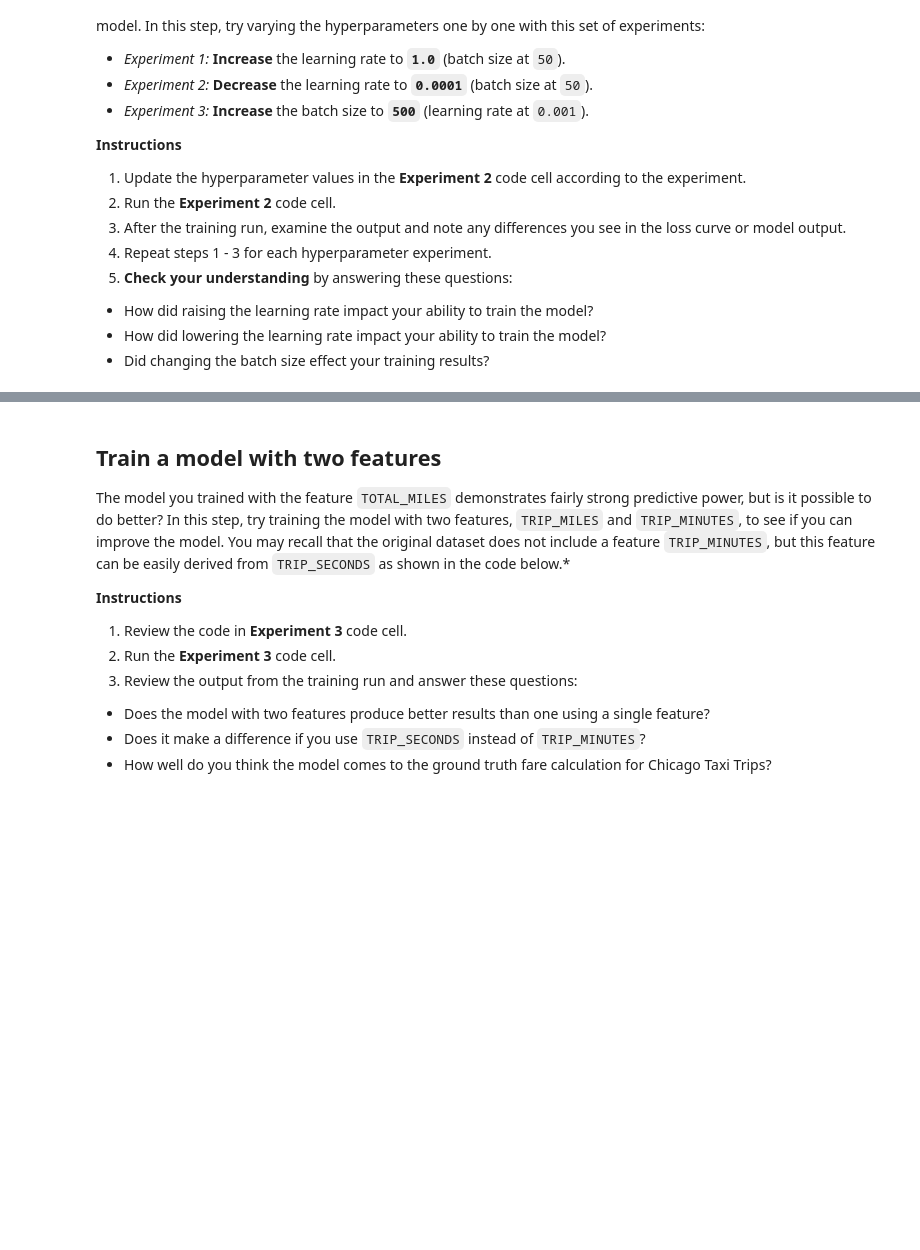
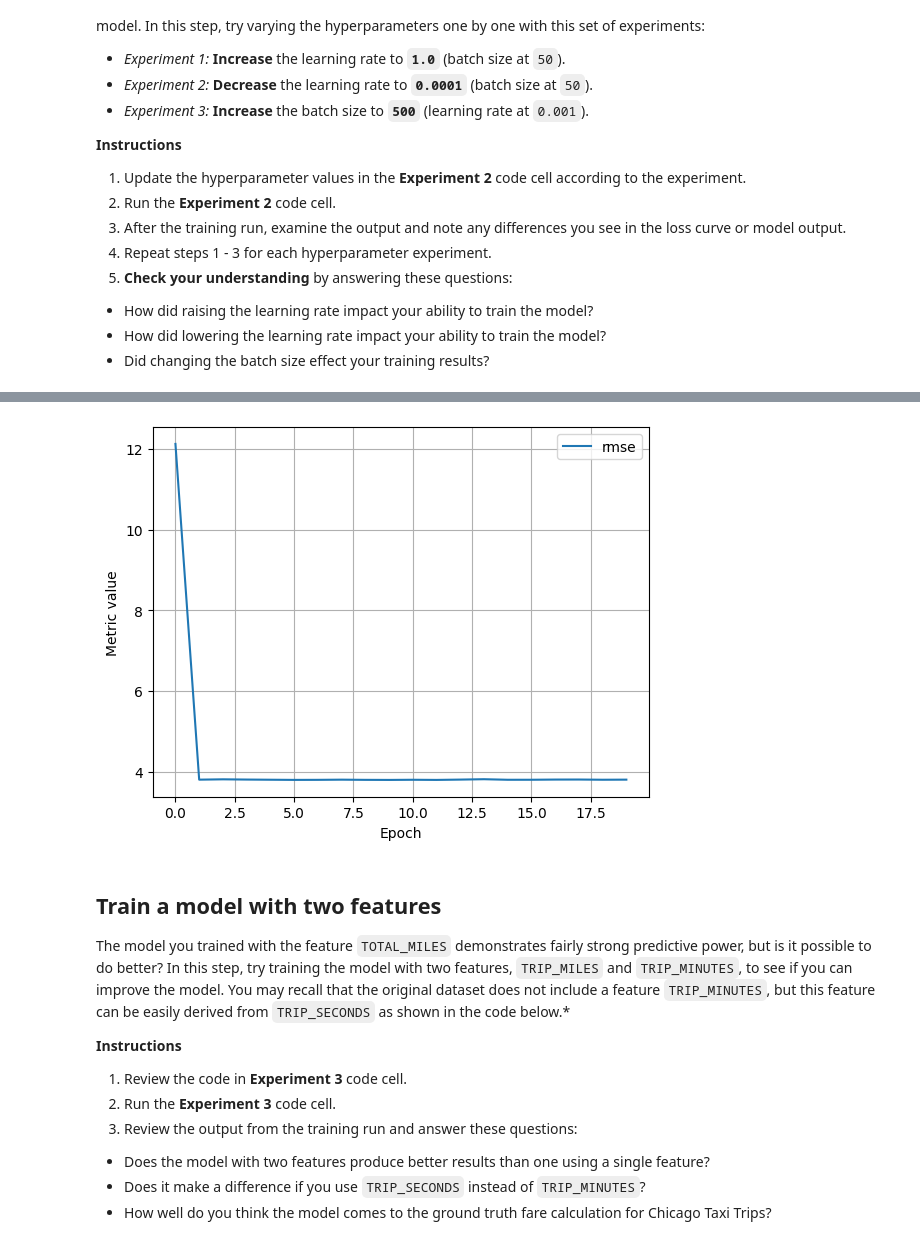
Before and after one commit to jokker5502/Machine-Learning-6-SIN-A-Mar-Jul-2026, a Jupyter notebook: ml/cc/exercises/linear_regression_taxi.ipynb, the cells around one changed output, grey strips where cells are left out. Saved outputs shown, nothing was run; the diff lists cells and outputs as text; code cells hidden in the pictures; blank space fills up the shorter version.

```diff
--- a/ml/cc/exercises/linear_regression_taxi.ipynb
+++ b/ml/cc/exercises/linear_regression_taxi.ipynb
@@ -104,6 +104,12 @@ The following code cell updates the DataFrame to use only specific columns from
 Notice that that output shows just a sample of the dataset, but there should be enough information for you to identify the features associated with the dataset, and have a look at the actual data for a few examples.
 # %%
 #@title Code - Read dataset
+
+# Aseguramos que el dataset esté cargado antes de usarlo
+try:
+    chicago_taxi_dataset
+except NameError:
+    chicago_taxi_dataset = pd.read_csv("https://download.mlcc.google.com/mledu-datasets/chicago_taxi_train.csv")
 
 # Updates dataframe to use specific columns.
 training_df = chicago_taxi_dataset.loc[:, ('TRIP_MILES', 'TRIP_SECONDS', 'FARE', 'COMPANY', 'PAYMENT_TYPE', 'TIP_RATE')]
@@ -427,9 +461,9 @@ It is common with machine learning to run multiple experiments to find the best
 # The following variables are the hyperparameters.
 # TODO - Adjust these hyperparameters to see how they impact a training run.
 settings_2 = ml_edu.experiment.ExperimentSettings(
-    learning_rate = 0.001,
+    learning_rate = 0.1,
     number_epochs = 20,
-    batch_size = 50,
+    batch_size = 200,
     input_features = ['TRIP_MILES']
 )
 
@@ -441,3 +475,4 @@ experiment_2 = train_model('one_feature_hyper', model_2, training_df, 'FARE', se
 
 ml_edu.results.plot_experiment_metrics(experiment_2, ['rmse'])
 ml_edu.results.plot_model_predictions(experiment_2, training_df, 'FARE')
+# %% [output]
@@ -444,3 +497,4 @@ ml_edu.results.plot_model_predictions(experiment_2, training_df, 'FARE')
+[figure, added]
 # %%
 #@title Double-click to view answers for hyperparameter experiments
 
```
Also changed, not shown: parts of 7 cells of this notebook.
